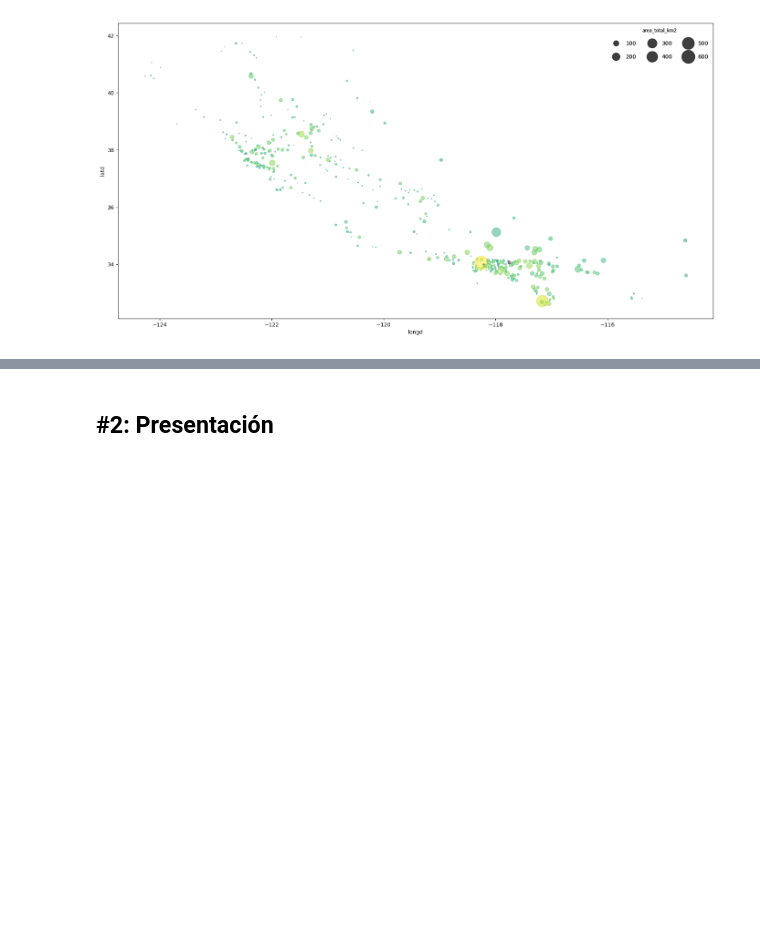
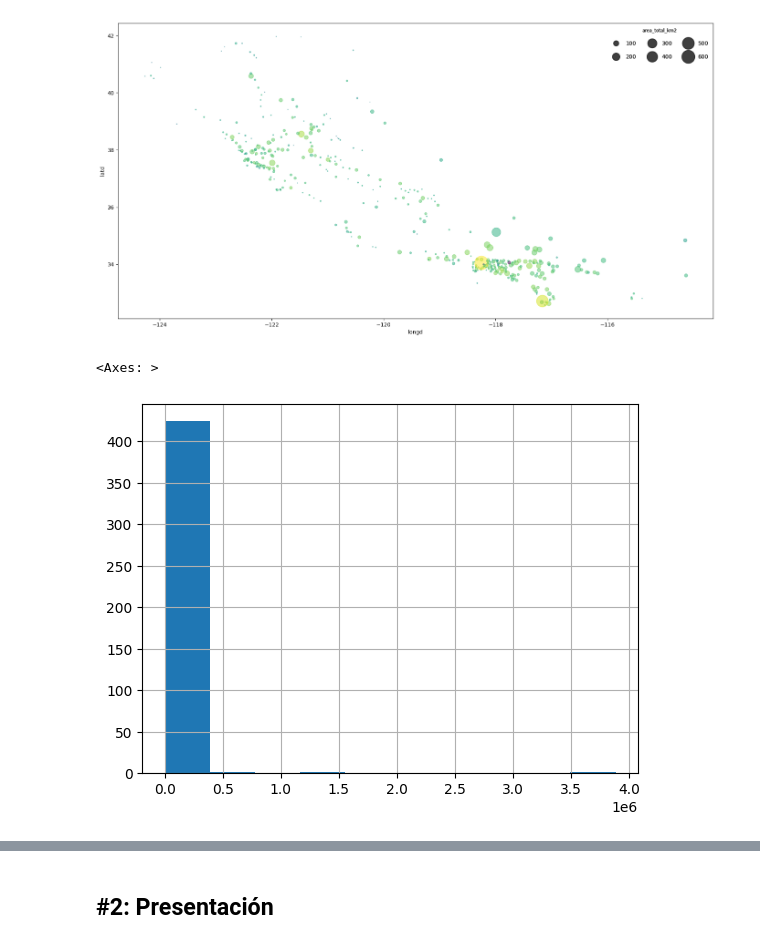
Before and after one commit to Borzase/ONLINE_DS_THEBRIDGE_BORZASE, a Jupyter notebook: 03_Analisis_de_Datos/Sprint_08/Unidad_02_Herramientas_Avanzadas_Presentaciones/Practica_Obligatoria/18_Practica_Obligatoria_Visualizacion_Presentacion.ipynb, the cells around one changed output, grey strips where cells are left out. Drawn from its saved outputs; the diff is of its cells as text; code cells hidden in the pictures; blank space fills up the shorter version.

```diff
--- a/03_Analisis_de_Datos/Sprint_08/Unidad_02_Herramientas_Avanzadas_Presentaciones/Practica_Obligatoria/18_Practica_Obligatoria_Visualizacion_Presentacion.ipynb
+++ b/03_Analisis_de_Datos/Sprint_08/Unidad_02_Herramientas_Avanzadas_Presentaciones/Practica_Obligatoria/18_Practica_Obligatoria_Visualizacion_Presentacion.ipynb
@@ -88,3 +113,10 @@ Pinta el diagrama de dispersión de longitud y latitud (longitud en las x, latit
 Un ejemplo de como podría salir para que lo tengas de referencia: (olvidate de la leyenda, auque si quieres como extra puedes intentar ver cómo crearla así)
 # %% [markdown]
 ![image.png](attachment:image.png)
+# %%
+df_cities["log_poblacion"] = np.log10(df_cities["population_total"])
+# %%
+df_cities.population_total.hist()
+# %% [output]
+<Axes: >
+[figure, added]
```
Also changed, not shown: parts of 4 cells of this notebook.
